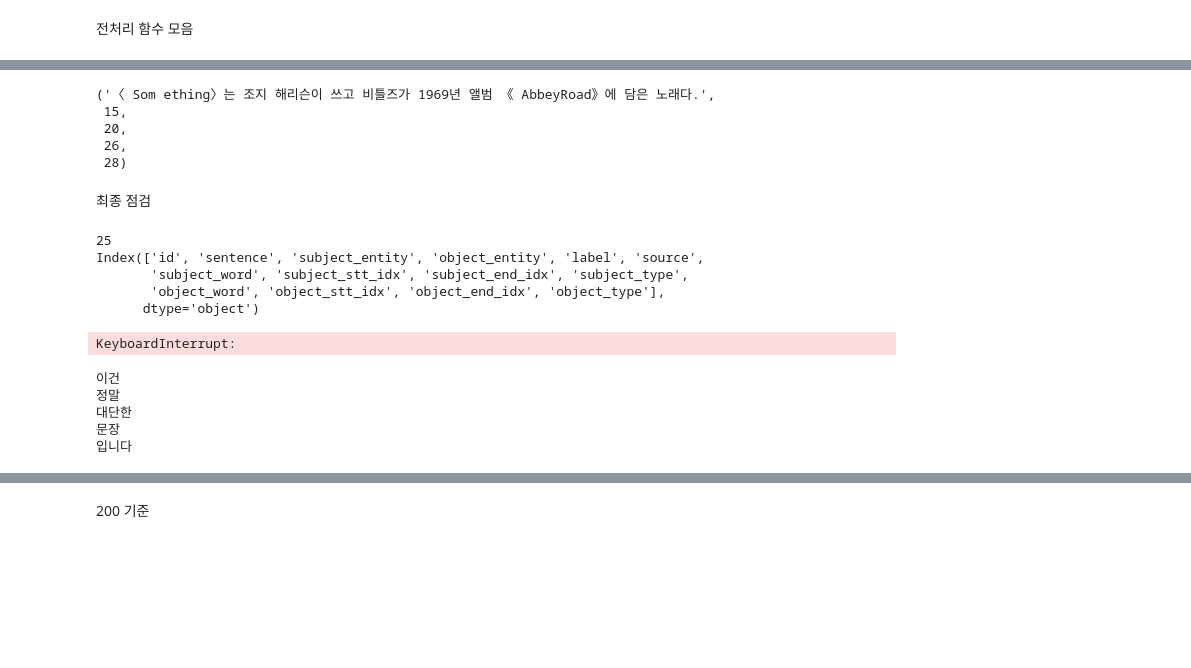
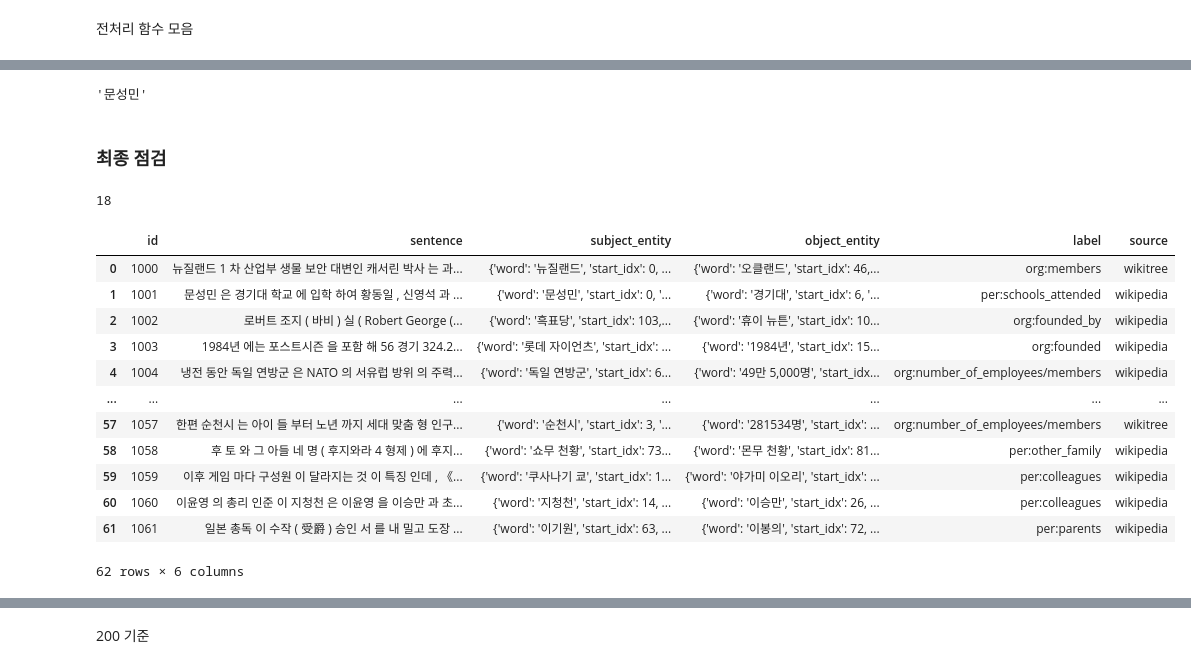
Before and after one commit to boostcampaitech3/level2-klue-level2-nlp-06, a Jupyter notebook: pos_scaling.ipynb, the cells around one changed output, grey strips where cells are left out. Saved outputs shown, nothing was run; the diff lists cells and outputs as text; code cells hidden in the pictures; blank space fills up the shorter version.

```diff
--- a/pos_scaling.ipynb
+++ b/pos_scaling.ipynb
@@ -138,16 +0,0 @@ for ent in subject_entity:
-# %%
-# okt로 해보자
-object_pos = []
-object_wd = []
-object_origin = []
-object_idx = []
-
-for ent in object_entity:
-    poslist = okt.pos(ent,norm=True)
-    for idx,(wd,po) in enumerate(poslist):
-        # print(tg)
-        # wd, po = tg
-        object_origin.append(ent)
-        object_idx.append(idx)
-        object_pos.append(po)
-        object_wd.append(wd)
@@ -819,37 +245,27 @@ PosTag_token(sample)
-# %%
-# back_tokenize 예제
-sample,tf = PosTag_token(sample)
-back_tokenize(sample,'조지 해리슨','비틀즈')
-# %% [output]
-('〈 Som ething〉는 조지 해리슨이 쓰고 비틀즈가 1969년 앨범 《 AbbeyRoad》에 담은 노래다.',
- 15,
- 20,
- 26,
- 28)
-# %% [markdown]
-최종 점검
+# %%
+# df = accept_label(train)
+literal_eval(df.loc[0,'subject_entity'])['word']
+# %% [output]
+'문성민'
+# %% [markdown]
+### 최종 점검
 # %%
 # pos_augmentation 예제
-sample = pd.read_csv('./dataset/train/train.csv')
+train = pd.read_csv('./dataset/train/train.csv')
 # test = pd.read_csv('./dataset/test/test_data.csv')
-pos_augmentation(sample.head(1000),exc_limit=50,pacing=False) #137 중 81번째에서 에러 발생
+pos_augmentation(train.head(1000),exc_limit=30,pacing=False) #137 중 81번째에서 에러 발생
 # %% [output]
-25
-Index(['id', 'sentence', 'subject_entity', 'object_entity', 'label', 'source',
-       'subject_word', 'subject_stt_idx', 'subject_end_idx', 'subject_type',
-       'object_word', 'object_stt_idx', 'object_end_idx', 'object_type'],
-      dtype='object')
+18
+|  | id | sentence | subject_entity | object_entity | label | source |
+| 0 | 1000 | 뉴질랜드 1 차 산업부 생물 보안 대변인 캐서린 박사 는 과... | {'word': '뉴질랜드', 'start_idx': 0, ... | {'word': '오클랜드', 'start_idx': 46,... | org:members | wikitree |
+| 1 | 1001 | 문성민 은 경기대 학교 에 입학 하여 황동일 , 신영석 과 ... | {'word': '문성민', 'start_idx': 0, '... | {'word': '경기대', 'start_idx': 6, '... | per:schools_attended | wikipedia |
+| 2 | 1002 | 로버트 조지 ( 바비 ) 실 ( Robert George (... | {'word': '흑표당', 'start_idx': 103,... | {'word': '휴이 뉴튼', 'start_idx': 10... | org:founded_by | wikipedia |
+| 3 | 1003 | 1984년 에는 포스트시즌 을 포함 해 56 경기 324.2... | {'word': '롯데 자이언츠', 'start_idx': ... | {'word': '1984년', 'start_idx': 15... | org:founded | wikipedia |
+| 4 | 1004 | 냉전 동안 독일 연방군 은 NATO 의 서유럽 방위 의 주력... | {'word': '독일 연방군', 'start_idx': 6... | {'word': '49만 5,000명', 'start_idx... | org:number_of_employees/members | wikipedia |
+| ... | ... | ... | ... | ... | ... | ... |
+| 57 | 1057 | 한편 순천시 는 아이 들 부터 노년 까지 세대 맞춤 형 인구... | {'word': '순천시', 'start_idx': 3, '... | {'word': '281534명', 'start_idx': ... | org:number_of_employees/members | wikitree |
+| 58 | 1058 | 후 토 와 그 아들 네 명 ( 후지와라 4 형제 ) 에 후지... | {'word': '쇼무 천황', 'start_idx': 73... | {'word': '몬무 천황', 'start_idx': 81... | per:other_family | wikipedia |
+| 59 | 1059 | 이후 게임 마다 구성원 이 달라지는 것 이 특징 인데 , 《... | {'word': '쿠사나기 쿄', 'start_idx': 1... | {'word': '야가미 이오리', 'start_idx': ... | per:colleagues | wikipedia |
+| 60 | 1060 | 이윤영 의 총리 인준 이 지청천 은 이윤영 을 이승만 과 초... | {'word': '지청천', 'start_idx': 14, ... | {'word': '이승만', 'start_idx': 26, ... | per:colleagues | wikipedia |
+| 61 | 1061 | 일본 총독 이 수작 ( 受爵 ) 승인 서 를 내 밀고 도장 ... | {'word': '이기원', 'start_idx': 63, ... | {'word': '이봉의', 'start_idx': 72, ... | per:parents | wikipedia |
-KeyboardInterrupt:
+62 rows × 6 columns
-# %%
-# sample = '이건 정말 대단한 문장입니다'
-# from konlpy.tag import Okt
-# okt = Okt()
-# sample = okt.pos(sample)
-for idx,(word,pos) in enumerate(sample):
-    print(word)
-# %% [output]
-이건
-정말
-대단한
-문장
-입니다
```
Also changed, not shown: parts of 92 cells of this notebook.
